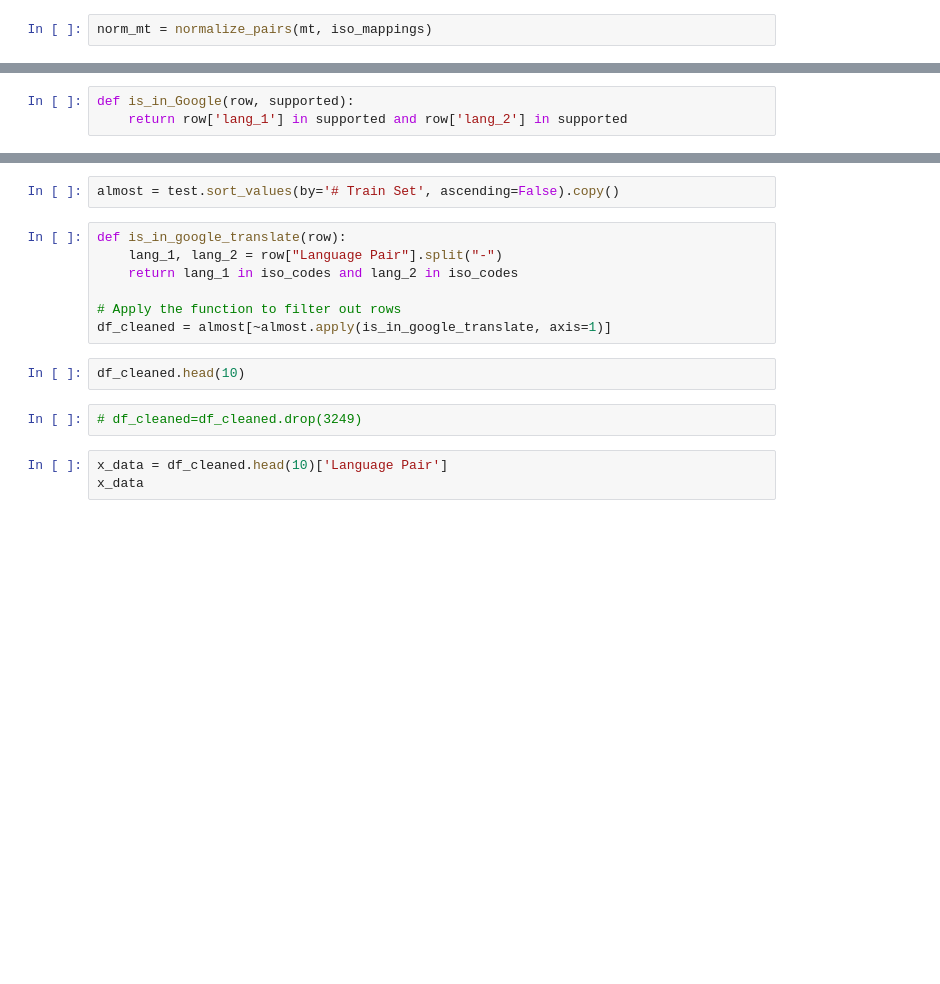
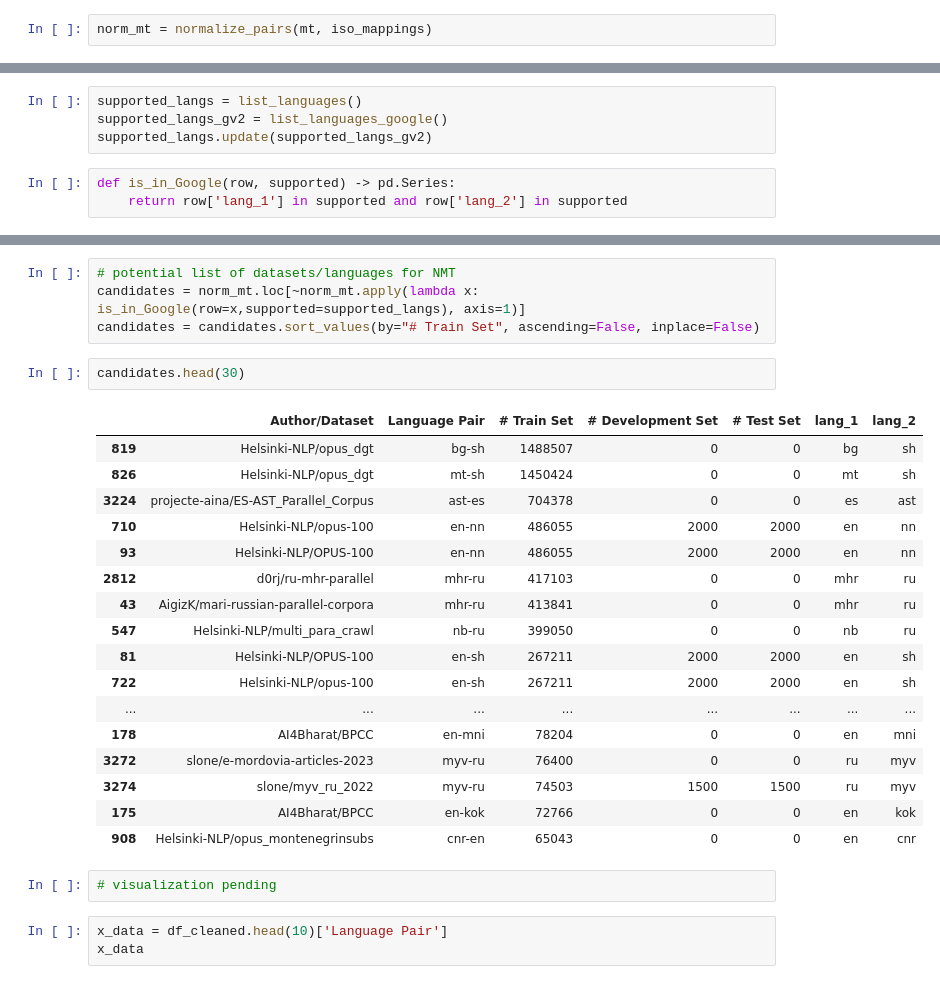
Before and after one commit to XRILLC/inclusiveai, a Jupyter notebook: text/Workbook.ipynb, the cells around one changed output, grey strips where cells are left out. Cells and saved outputs as stored; diff of their text form; blank space fills up the shorter version.

```diff
--- a/text/Workbook.ipynb
+++ b/text/Workbook.ipynb
@@ -77,3 +97,7 @@ supp_Glang.update(supp_Glang_v2)
+# %%
+supported_langs = list_languages()
+supported_langs_gv2 = list_languages_google()
+supported_langs.update(supported_langs_gv2)
 # %%
-def is_in_Google(row, supported):
+def is_in_Google(row, supported) -> pd.Series:
     return row['lang_1'] in supported and row['lang_2'] in supported
@@ -99,16 +104,29 @@ test = test[test['# Train Set'] < 1000000]
-# %%
-almost = test.sort_values(by='# Train Set', ascending=False).copy()
-# %%
-def is_in_google_translate(row):
-    lang_1, lang_2 = row["Language Pair"].split("-")
-    return lang_1 in iso_codes and lang_2 in iso_codes
-
-# Apply the function to filter out rows
-df_cleaned = almost[~almost.apply(is_in_google_translate, axis=1)]
-# %%
-df_cleaned.head(10)
-# %%
-# df_cleaned=df_cleaned.drop(3249)
+# %%
+# potential list of datasets/languages for NMT
+candidates = norm_mt.loc[~norm_mt.apply(lambda x: is_in_Google(row=x,supported=supported_langs), axis=1)]
+candidates = candidates.sort_values(by="# Train Set", ascending=False, inplace=False)
+# %%
+candidates.head(30)
+# %% [output]
+|  | Author/Dataset | Language Pair | # Train Set | # Development Set | # Test Set | lang_1 | lang_2 |
+| 819 | Helsinki-NLP/opus_dgt | bg-sh | 1488507 | 0 | 0 | bg | sh |
+| 826 | Helsinki-NLP/opus_dgt | mt-sh | 1450424 | 0 | 0 | mt | sh |
+| 3224 | projecte-aina/ES-AST_Parallel_Corpus | ast-es | 704378 | 0 | 0 | es | ast |
+| 710 | Helsinki-NLP/opus-100 | en-nn | 486055 | 2000 | 2000 | en | nn |
+| 93 | Helsinki-NLP/OPUS-100 | en-nn | 486055 | 2000 | 2000 | en | nn |
+| 2812 | d0rj/ru-mhr-parallel | mhr-ru | 417103 | 0 | 0 | mhr | ru |
+| 43 | AigizK/mari-russian-parallel-corpora | mhr-ru | 413841 | 0 | 0 | mhr | ru |
+| 547 | Helsinki-NLP/multi_para_crawl | nb-ru | 399050 | 0 | 0 | nb | ru |
+| 81 | Helsinki-NLP/OPUS-100 | en-sh | 267211 | 2000 | 2000 | en | sh |
+| 722 | Helsinki-NLP/opus-100 | en-sh | 267211 | 2000 | 2000 | en | sh |
+| ... | ... | ... | ... | ... | ... | ... | ... |
+| 178 | AI4Bharat/BPCC | en-mni | 78204 | 0 | 0 | en | mni |
+| 3272 | slone/e-mordovia-articles-2023 | myv-ru | 76400 | 0 | 0 | ru | myv |
+| 3274 | slone/myv_ru_2022 | myv-ru | 74503 | 1500 | 1500 | ru | myv |
+| 175 | AI4Bharat/BPCC | en-kok | 72766 | 0 | 0 | en | kok |
+| 908 | Helsinki-NLP/opus_montenegrinsubs | cnr-en | 65043 | 0 | 0 | en | cnr |
+# %%
+# visualization pending
 # %%
 x_data = df_cleaned.head(10)['Language Pair']
 x_data
```
Also changed, not shown: parts of 29 cells of this notebook, 8 other files.
